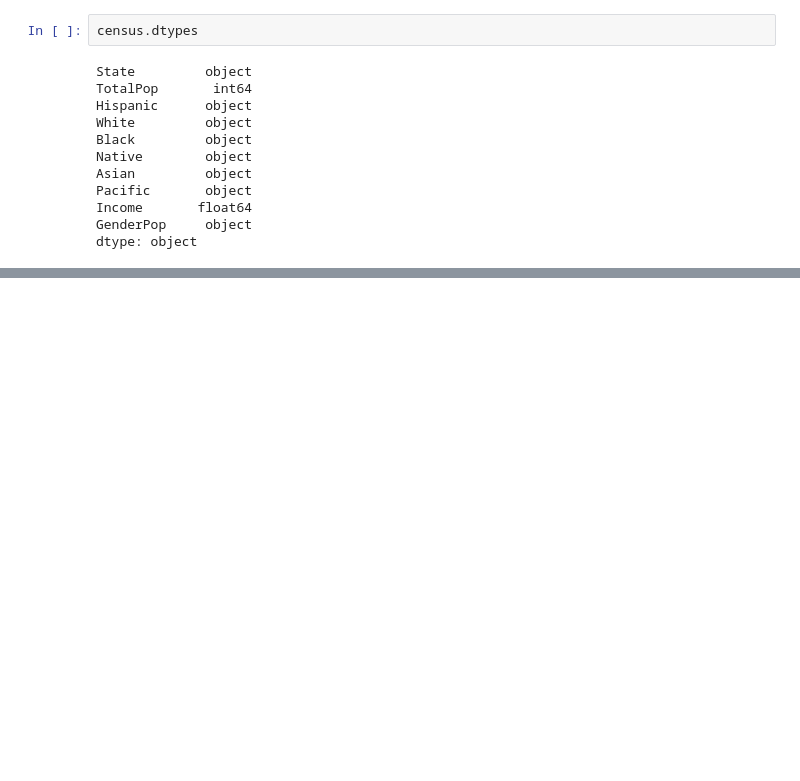
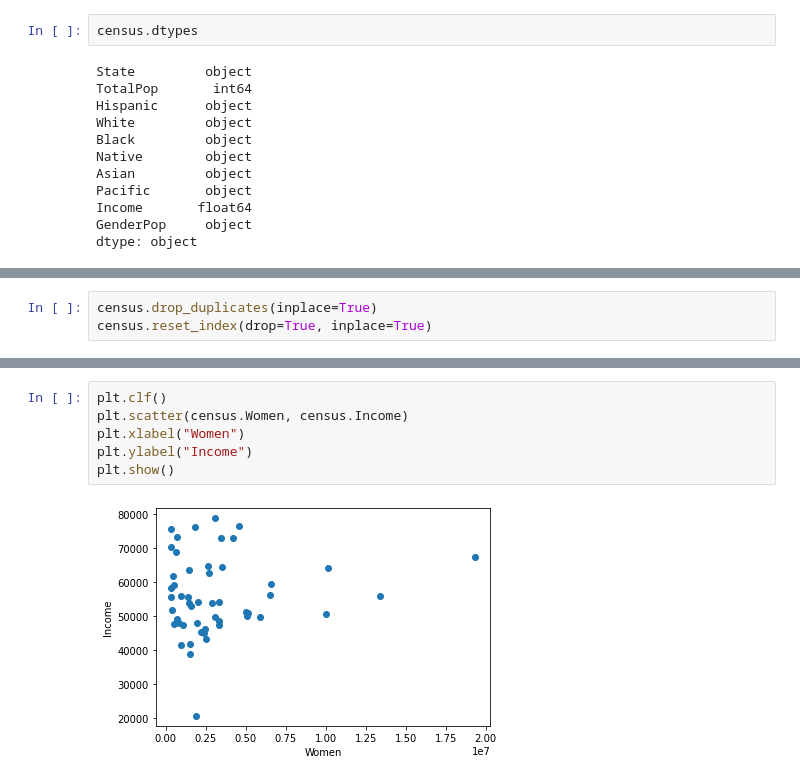
Before and after one commit to tayyabferozi/PIAIC-Q2-Pandas-Assignments, a Jupyter notebook: PIAIC_Q2_Pandas_Assignment_ipnyb.ipynb, the cells around one changed output, grey strips where cells are left out. Saved outputs shown, nothing was run; the diff lists cells and outputs as text; blank space fills up the shorter version.

```diff
--- a/PIAIC_Q2_Pandas_Assignment_ipnyb.ipynb
+++ b/PIAIC_Q2_Pandas_Assignment_ipnyb.ipynb
@@ -78,0 +180,3 @@ dtype: object
+# %%
+census.drop_duplicates(inplace=True)
+census.reset_index(drop=True, inplace=True)
@@ -78,0 +188,8 @@ dtype: object
+# %%
+plt.clf()
+plt.scatter(census.Women, census.Income)
+plt.xlabel("Women")
+plt.ylabel("Income")
+plt.show()
+# %% [output]
+[figure, added]
```
Also changed, not shown: parts of 42 cells of this notebook.
